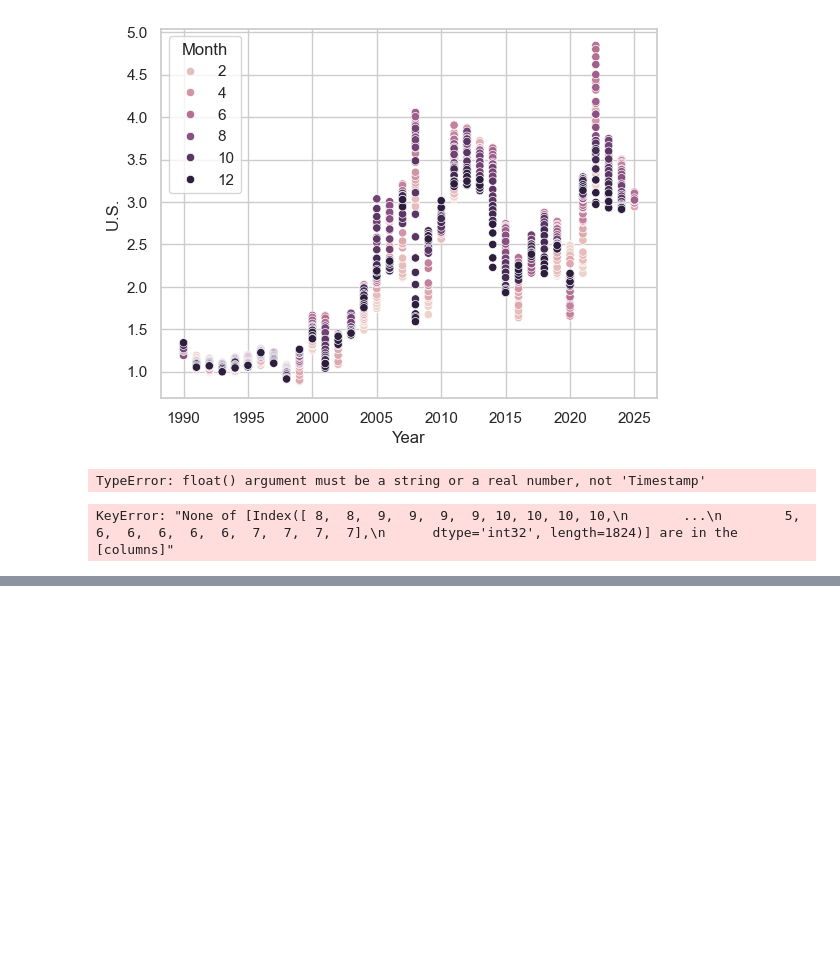
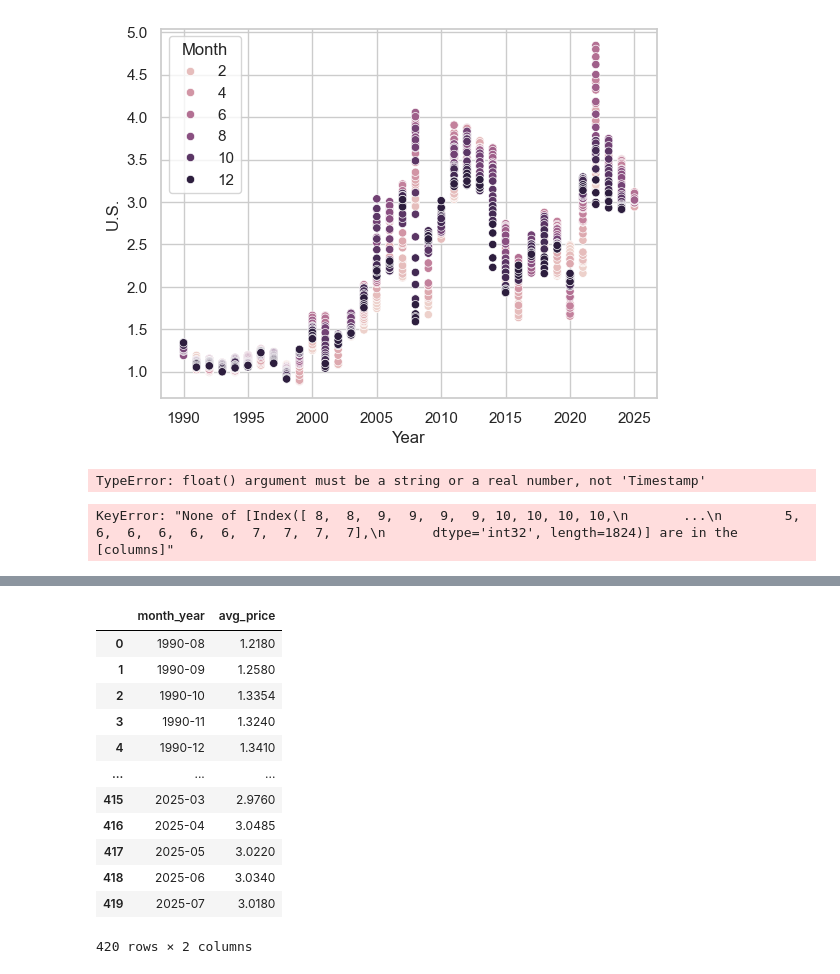
Before and after one commit to tdoan123/data-learning-journey, a Jupyter notebook: Python/Bamboo Weekly/bw_83_US_gasoline_price.ipynb, the cells around one changed output, grey strips where cells are left out. Saved outputs shown, nothing was run; the diff lists cells and outputs as text; code cells hidden in the pictures; blank space fills up the shorter version.

```diff
--- a/Python/Bamboo Weekly/bw_83_US_gasoline_price.ipynb
+++ b/Python/Bamboo Weekly/bw_83_US_gasoline_price.ipynb
@@ -582,0 +631,22 @@ KeyError: "None of [Index([ 8,  8,  9,  9,  9,  9, 10, 10, 10, 10,\n       ...\n
+# %%
+aggregated_data = df2.groupby(['month_year']).agg(
+    avg_price=('U.S.','mean')
+)
+
+aggregated_data.reset_index(inplace=True)
+
+aggregated_data
+# %% [output]
+|  | month_year | avg_price |
+| 0 | 1990-08 | 1.2180 |
+| 1 | 1990-09 | 1.2580 |
+| 2 | 1990-10 | 1.3354 |
+| 3 | 1990-11 | 1.3240 |
+| 4 | 1990-12 | 1.3410 |
+| ... | ... | ... |
+| 415 | 2025-03 | 2.9760 |
+| 416 | 2025-04 | 3.0485 |
+| 417 | 2025-05 | 3.0220 |
+| 418 | 2025-06 | 3.0340 |
+| 419 | 2025-07 | 3.0180 |
+420 rows × 2 columns
```
Also changed, not shown: parts of 7 cells of this notebook, 1 other file.
